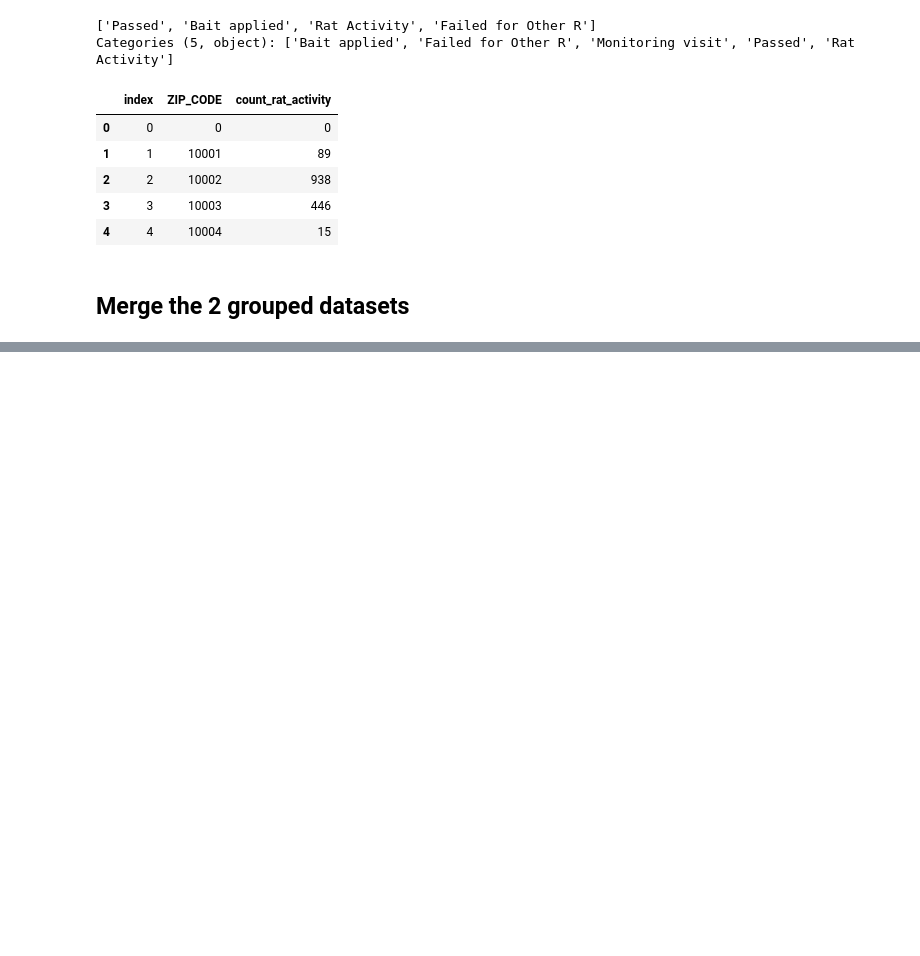
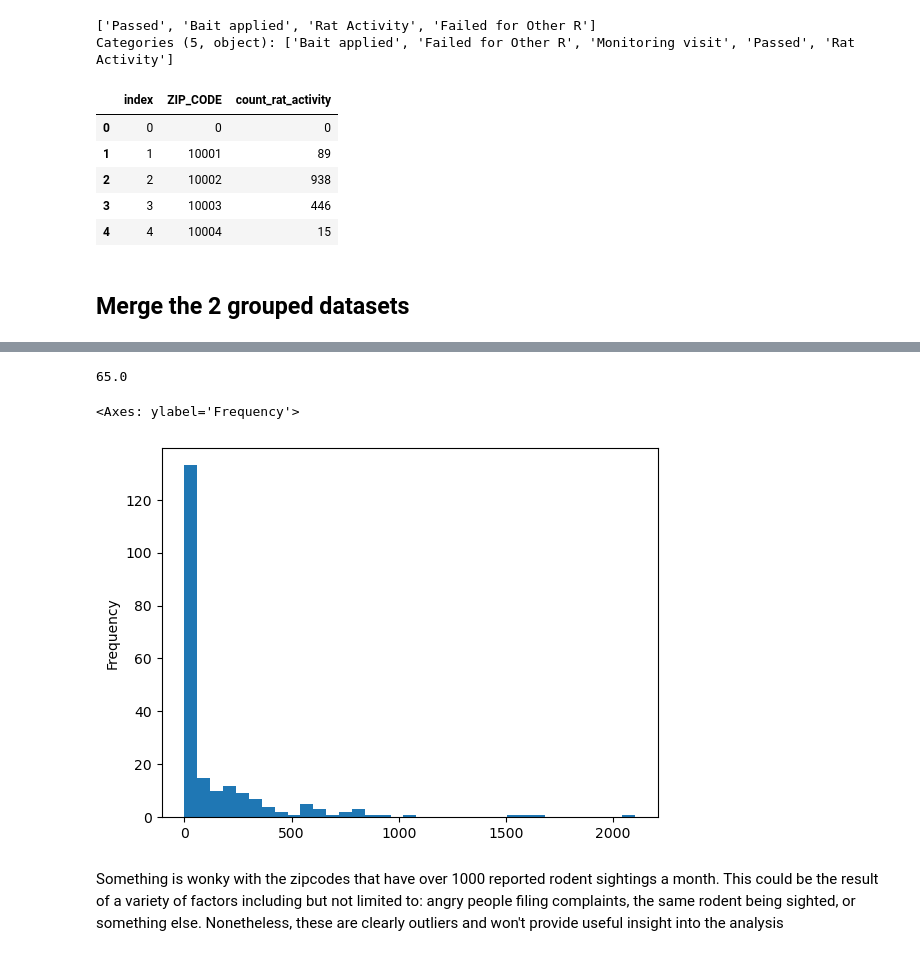
Before and after one commit to sethjmarcus/restaurant-vs-rodents, a Jupyter notebook: seth_marcus_code.ipynb, the cells around one changed output, grey strips where cells are left out. Cells and saved outputs as stored; diff of their text form; code cells hidden in the pictures; blank space fills up the shorter version.

```diff
--- a/seth_marcus_code.ipynb
+++ b/seth_marcus_code.ipynb
@@ -172,0 +176,6 @@ df_merged = df_rodent_grouped.merge(left_on=['ZIP_CODE'],
+# %%
+df_merged = df_restaurant_group.merge(right = df_rodent_grouped,
+                                    left_on=['ZIPCODE'],
+                                    right_on=['ZIP_CODE'],
+                                    how='left'
+                                    )
@@ -172,0 +191,3 @@ df_merged = df_rodent_grouped.merge(left_on=['ZIP_CODE'],
+# %%
+# remove where SCORE is NaN, for that means there are no restaurants in that zipcode
+df_merged.dropna(subset=['SCORE'], inplace=True)
@@ -172,0 +198,3 @@ df_merged = df_rodent_grouped.merge(left_on=['ZIP_CODE'],
+# %%
+# If the rat activity is Na, that means there is 0 rat activity. Easy to impute.
+df_merged['count_rat_activity'].fillna(0, inplace=True)
@@ -172,0 +219,15 @@ df_merged = df_rodent_grouped.merge(left_on=['ZIP_CODE'],
+# %%
+df_merged['count_rat_activity'].median()
+# %% [output]
+65.0
+# %%
+df_merged['count_rat_activity'].plot(
+    kind='hist',
+    bins = 35
+)
+#plt.show()
+# %% [output]
+<Axes: ylabel='Frequency'>
+[figure, added]
+# %% [markdown]
+Something is wonky with the zipcodes that have over 1000 reported rodent sightings a month. This could be the result of a variety of factors including but not limited to: angry people filing complaints, the same rodent being sighted, or something else. Nonetheless, these are clearly outliers and won't provide useful insight into the analysis
```
Also changed, not shown: parts of 22 cells of this notebook.
